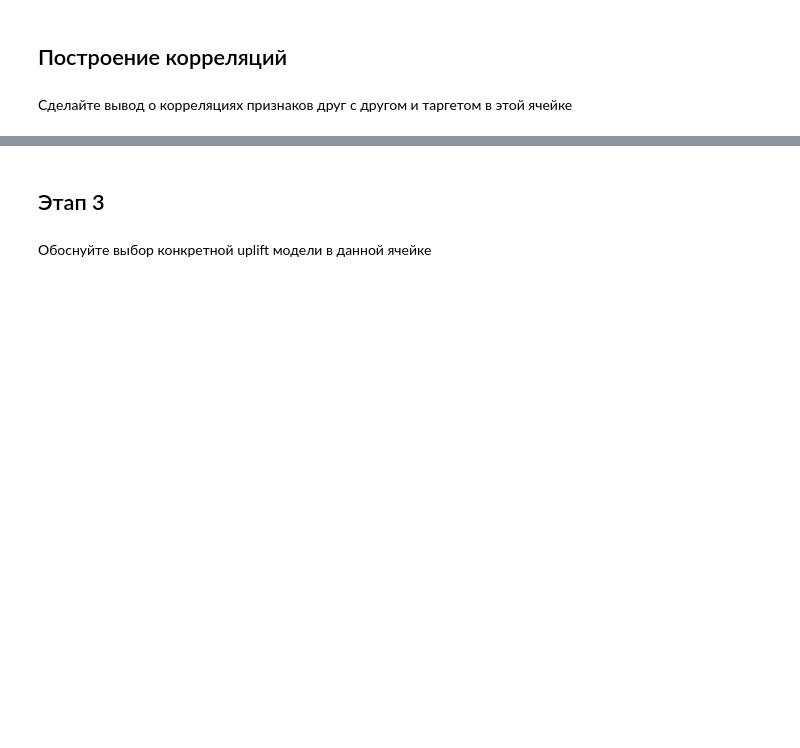
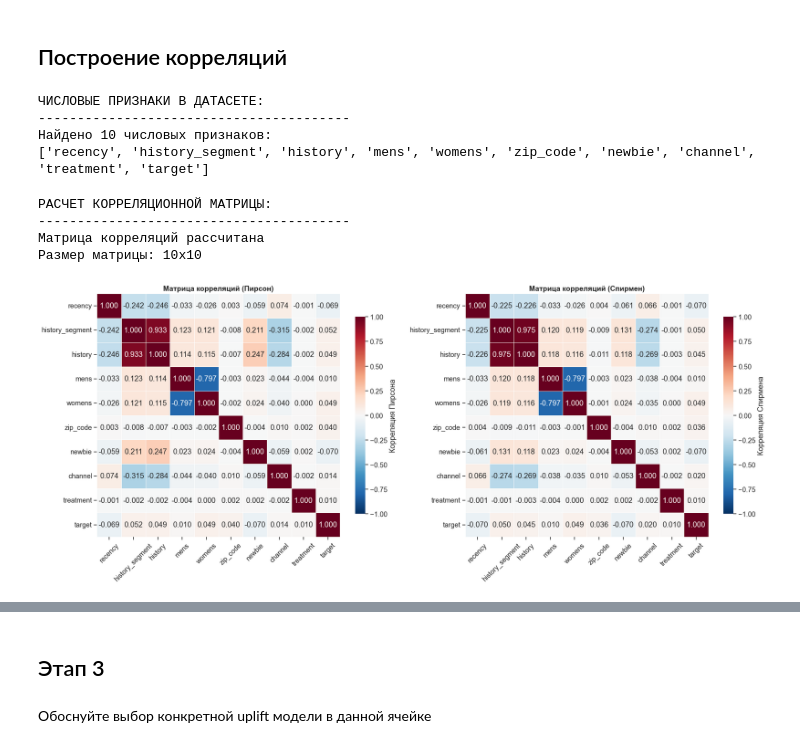
Before and after one commit to koranevskiy/mle-uplift-sprint-5, a Jupyter notebook: final_project_template.ipynb, the cells around one changed output, grey strips where cells are left out. Drawn from its saved outputs; the diff is of its cells as text; code cells hidden in the pictures; blank space fills up the shorter version.

```diff
--- a/final_project_template.ipynb
+++ b/final_project_template.ipynb
@@ -175,4 +428,79 @@ dtype: object
 # %% [markdown]
 ## Построение корреляций
-# %% [markdown]
-Сделайте вывод о корреляциях признаков друг с другом и таргетом в этой ячейке
+# %%
+# Подготовка данных для корреляционного анализа
+
+# Выбираем все числовые признаки для анализа
+# Исключаем treatment из признаков, так как это наше воздействие,
+# но можем посмотреть его корреляцию с target отдельно
+numeric_features = df.select_dtypes(include=[np.number]).columns.tolist()
+print("ЧИСЛОВЫЕ ПРИЗНАКИ В ДАТАСЕТЕ:")
+print("-" * 40)
+print(f"Найдено {len(numeric_features)} числовых признаков:")
+print(numeric_features)
+
+# Создаем копию для корреляционного анализа
+df_corr = df[numeric_features].copy()
+# %% [output]
+ЧИСЛОВЫЕ ПРИЗНАКИ В ДАТАСЕТЕ:
+----------------------------------------
+Найдено 10 числовых признаков:
+['recency', 'history_segment', 'history', 'mens', 'womens', 'zip_code', 'newbie', 'channel', 'treatment', 'target']
+# %%
+# Расчет корреляционной матрицы
+
+print("\nРАСЧЕТ КОРРЕЛЯЦИОННОЙ МАТРИЦЫ:")
+print("-" * 40)
+
+# Рассчитываем матрицу корреляций Пирсона
+corr_matrix = df_corr.corr(method='pearson')
+
+# Также рассчитаем корреляцию Спирмена для проверки устойчивости
+corr_matrix_spearman = df_corr.corr(method='spearman')
+
+print("Матрица корреляций рассчитана")
+print(f"Размер матрицы: {corr_matrix.shape[0]}x{corr_matrix.shape[1]}")
+# %% [output]
+РАСЧЕТ КОРРЕЛЯЦИОННОЙ МАТРИЦЫ:
+----------------------------------------
+Матрица корреляций рассчитана
+Размер матрицы: 10x10
+# %%
+# Визуализация корреляционной матрицы (полная)
+
+fig, axes = plt.subplots(1, 2, figsize=(20, 8))
+
+# Тепловая карта для корреляции Пирсона
+sns.heatmap(corr_matrix,
+            annot=True,
+            fmt='.3f',
+            cmap='RdBu_r',
+            center=0,
+            vmin=-1, vmax=1,
+            square=True,
+            linewidths=0.5,
+            cbar_kws={"shrink": 0.8, "label": "Корреляция Пирсона"},
+            ax=axes[0])
+axes[0].set_title('Матрица корреляций (Пирсон)', fontweight='bold', fontsize=14)
+axes[0].tick_params(axis='x', rotation=45)
+axes[0].tick_params(axis='y', rotation=0)
+
+# Тепловая карта для корреляции Спирмена
+sns.heatmap(corr_matrix_spearman,
+            annot=True,
+            fmt='.3f',
+            cmap='RdBu_r',
+            center=0,
+            vmin=-1, vmax=1,
+            square=True,
+            linewidths=0.5,
+            cbar_kws={"shrink": 0.8, "label": "Корреляция Спирмена"},
+            ax=axes[1])
+axes[1].set_title('Матрица корреляций (Спирмен)', fontweight='bold', fontsize=14)
+axes[1].tick_params(axis='x', rotation=45)
+axes[1].tick_params(axis='y', rotation=0)
+
+plt.tight_layout()
+plt.show()
+# %% [output]
+[figure, added]
```
Also changed, not shown: parts of 17 cells of this notebook.
